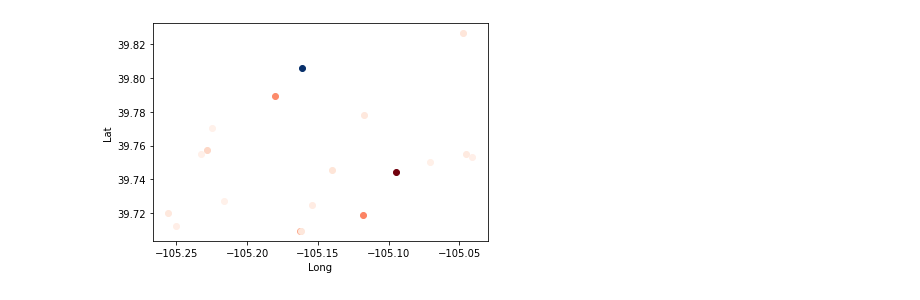
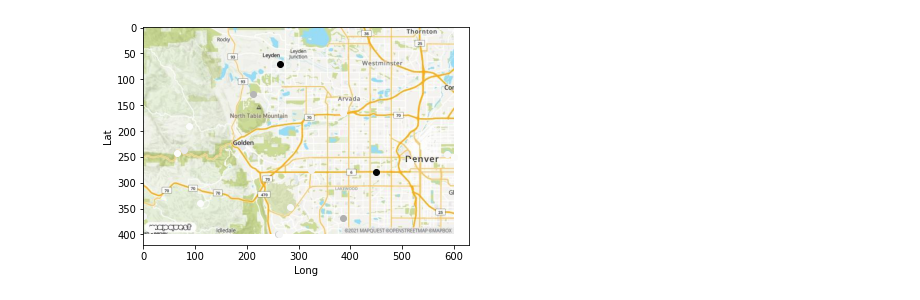
Before and after one commit to hrsather/purple_air, a Jupyter notebook: data_exploration.ipynb, the cells around one changed output. Cells and saved outputs as stored; diff of their text form; code cells hidden in the pictures.

```diff
--- a/data_exploration.ipynb
+++ b/data_exploration.ipynb
@@ -10,29 +12,49 @@ import analysis as ana
 
 from PIL import Image
-# %%
-# Values of interest
-date_name = "created_at"
-ppm_name = "PM2.5_ATM_ug/m3"
-
-# Load data
-data = ld.load_data(date_name, ppm_name)
+# %%
+data = ld.load_data()
+# %%
+def load_img(new=False):
+    if new:
+        upper_left = str(np.min(data["lat"])) + "," + str(np.min(data["long"]))
+        lower_right = str(np.max(data["lat"])) + "," + str(np.max(data["long"]))
+        coords = lower_right + "," + upper_left
+        print(coords)
+
+        key = "wTPDkAtbI9q93RXHsKO1JwWxsFfB4Ao2"
+        query = "https://open.mapquestapi.com/staticmap/v5/map?key=" + key + "&boundingBox=" + coords + "&size=600,400"  # TODO: Normalize size
+
+        response = requests.get(query)
+        imageStream = io.BytesIO(response.content)
+        image = Image.open(imageStream)
+        image.save("images/org_data" + upper_left + "," + lower_right + ".jpg")
+
+        return image
+
+    return Image.open("images/org_data.jpg")
 # %%
-padding = 0.01
+image = load_img()
+plt.imshow(image)
+plt.plot()
 
 reference_location = "Arvada"
 for location in np.unique(data["location"]):
     selected_df = data[data["location"] == location]
     lat = selected_df["lat"].iloc[0]
+    lat = 400 - 400 * (lat - np.min(data["lat"])) / (np.max(data["lat"]) - np.min(data["lat"]))  # Make negative
+
     long = selected_df["long"].iloc[0]
+    long = 600 * (long - np.min(data["long"])) / (np.max(data["long"]) - np.min(data["long"]))
 
-    rmse = ana.get_rmse(data, reference_location, location, date_name, ppm_name) / 170 # TODO Make this dynamic
+    rmse = ana.get_rmse(data, reference_location, location) / 170 # TODO Make this dynamic
     if location == reference_location:
-        color = cm.Blues(1.0)
+        color = cm.Greys(1.0)
     else:
-        color = cm.Reds(rmse)
+        # color = cm.Greys(rmse)
+        color = cm.Greys(rmse)
     plt.scatter(long, lat, c=[color])
     plt.xlabel("Long")
     plt.ylabel("Lat")
 plt.show()
 # %% [output]
-[figure, old version]
+[figure, new version]
```
Also changed, not shown: parts of 5 cells of this notebook, 3 other files.
